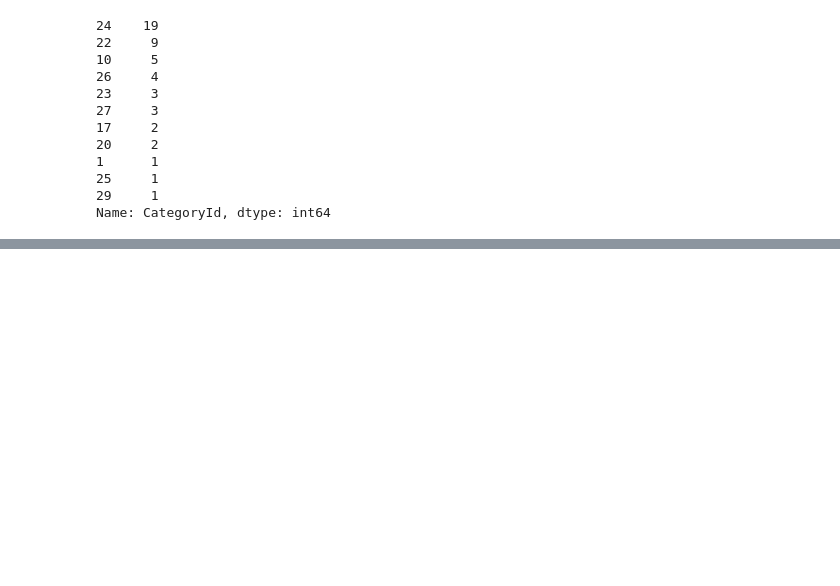
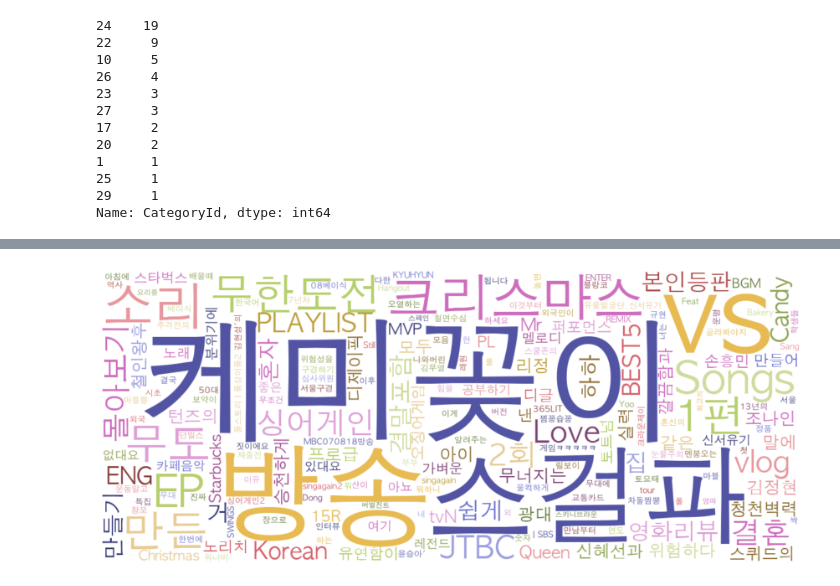
Before and after one commit to enjoy89/data_analysis_programming, a Jupyter notebook: project.ipynb, the cells around one changed output, grey strips where cells are left out. Cells and saved outputs as stored; diff of their text form; code cells hidden in the pictures; blank space fills up the shorter version.

Commit message:
data analysis 최종

```diff
--- a/project.ipynb
+++ b/project.ipynb
@@ -406,3 +415,9 @@ popudata_category = youtube_video_data['CategoryId'].value_count()
 25     1
 29     1
 Name: CategoryId, dtype: int64
+# %%
+from collections import Counter
+
+title_words = list(youtube_video_data["VideoTitle"].apply(lambda x: x.split()))
+title_words = [x for y in title_words for x in y]
+Counter(title_words).most_common(50)
@@ -408,0 +442,12 @@ Name: CategoryId, dtype: int64
+# %%
+import wordcloud
+
+wc = wordcloud.WordCloud(width=1200, height=500,
+                     font_path = '/jeondui/Downloads/AppleGothic.ttf',
+                         collocations=False, background_color="white",
+                         colormap="tab20b").generate(" ".join(title_words))
+plt.figure(figsize=(15,10))
+plt.imshow(wc, interpolation='bilinear')
+_ = plt.axis("off")
+# %% [output]
+[figure, added]
```
Also changed, not shown: parts of 9 cells of this notebook.
